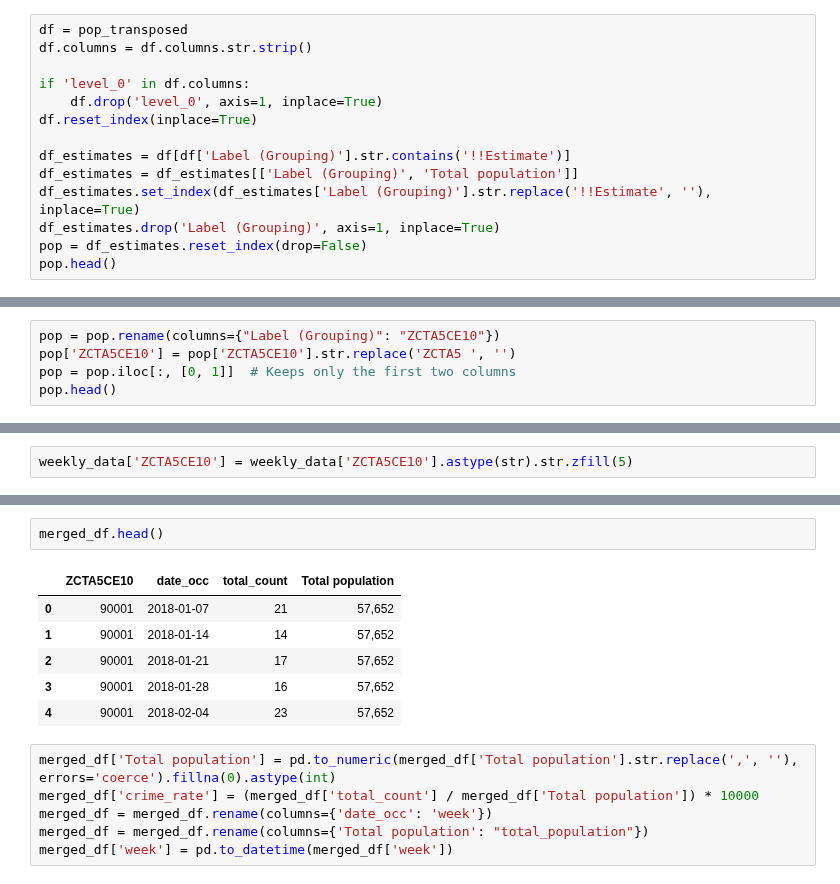
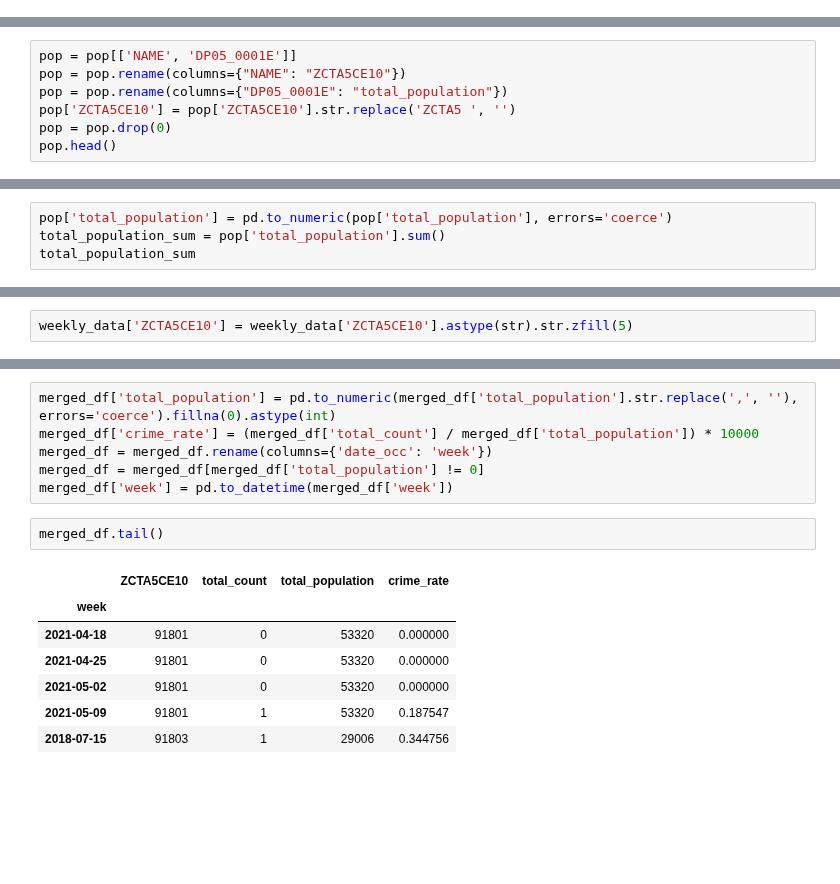
Before and after one commit to bail-reform/NYC, a Jupyter notebook: LA_Data_Aggregation.ipynb, the cells around one changed output, grey strips where cells are left out. Saved outputs shown, nothing was run; the diff lists cells and outputs as text; blank space fills up the shorter version.

```diff
--- a/LA_Data_Aggregation.ipynb
+++ b/LA_Data_Aggregation.ipynb
@@ -264,14 +162,0 @@ Index(['Label (Grouping)', 'SEX AND AGE', '    Total population',
-# %%
-df = pop_transposed
-df.columns = df.columns.str.strip()
-
-if 'level_0' in df.columns:
-    df.drop('level_0', axis=1, inplace=True)
-df.reset_index(inplace=True)
-
-df_estimates = df[df['Label (Grouping)'].str.contains('!!Estimate')]
-df_estimates = df_estimates[['Label (Grouping)', 'Total population']]
-df_estimates.set_index(df_estimates['Label (Grouping)'].str.replace('!!Estimate', ''), inplace=True)
-df_estimates.drop('Label (Grouping)', axis=1, inplace=True)
-pop = df_estimates.reset_index(drop=False)
-pop.head()
@@ -285,6 +163,8 @@ pop.head()
 # %%
-pop = pop.rename(columns={"Label (Grouping)": "ZCTA5CE10"})
+pop = pop[['NAME', 'DP05_0001E']]
+pop = pop.rename(columns={"NAME": "ZCTA5CE10"})
+pop = pop.rename(columns={"DP05_0001E": "total_population"})
 pop['ZCTA5CE10'] = pop['ZCTA5CE10'].str.replace('ZCTA5 ', '')
-pop = pop.iloc[:, [0, 1]]  # Keeps only the first two columns
+pop = pop.drop(0)
 pop.head()
 # %% [output]
@@ -307,0 +177,4 @@ memory usage: 313.3 KB
+# %%
+pop['total_population'] = pd.to_numeric(pop['total_population'], errors='coerce')
+total_population_sum = pop['total_population'].sum()
+total_population_sum
@@ -320,15 +195,16 @@ merged_df.head()
+# %%
+merged_df['total_population'] = pd.to_numeric(merged_df['total_population'].str.replace(',', ''), errors='coerce').fillna(0).astype(int)
+merged_df['crime_rate'] = (merged_df['total_count'] / merged_df['total_population']) * 10000
+merged_df = merged_df.rename(columns={'date_occ': 'week'})
+merged_df = merged_df[merged_df['total_population'] != 0]
+merged_df['week'] = pd.to_datetime(merged_df['week'])
 # %%
-merged_df.head()
+merged_df.tail()
 # %% [output]
-|  | ZCTA5CE10 | date_occ | total_count | Total population |
-| 0 | 90001 | 2018-01-07 | 21 | 57,652 |
-| 1 | 90001 | 2018-01-14 | 14 | 57,652 |
-| 2 | 90001 | 2018-01-21 | 17 | 57,652 |
-| 3 | 90001 | 2018-01-28 | 16 | 57,652 |
-| 4 | 90001 | 2018-02-04 | 23 | 57,652 |
+|  | ZCTA5CE10 | total_count | total_population | crime_rate |
+| week |  |  |  |  |
+| 2021-04-18 | 91801 | 0 | 53320 | 0.000000 |
+| 2021-04-25 | 91801 | 0 | 53320 | 0.000000 |
+| 2021-05-02 | 91801 | 0 | 53320 | 0.000000 |
+| 2021-05-09 | 91801 | 1 | 53320 | 0.187547 |
+| 2018-07-15 | 91803 | 1 | 29006 | 0.344756 |
-# %%
-merged_df['Total population'] = pd.to_numeric(merged_df['Total population'].str.replace(',', ''), errors='coerce').fillna(0).astype(int)
-merged_df['crime_rate'] = (merged_df['total_count'] / merged_df['Total population']) * 10000
-merged_df = merged_df.rename(columns={'date_occ': 'week'})
-merged_df = merged_df.rename(columns={'Total population': "total_population"})
-merged_df['week'] = pd.to_datetime(merged_df['week'])
```
Also changed, not shown: parts of 87 cells of this notebook.
